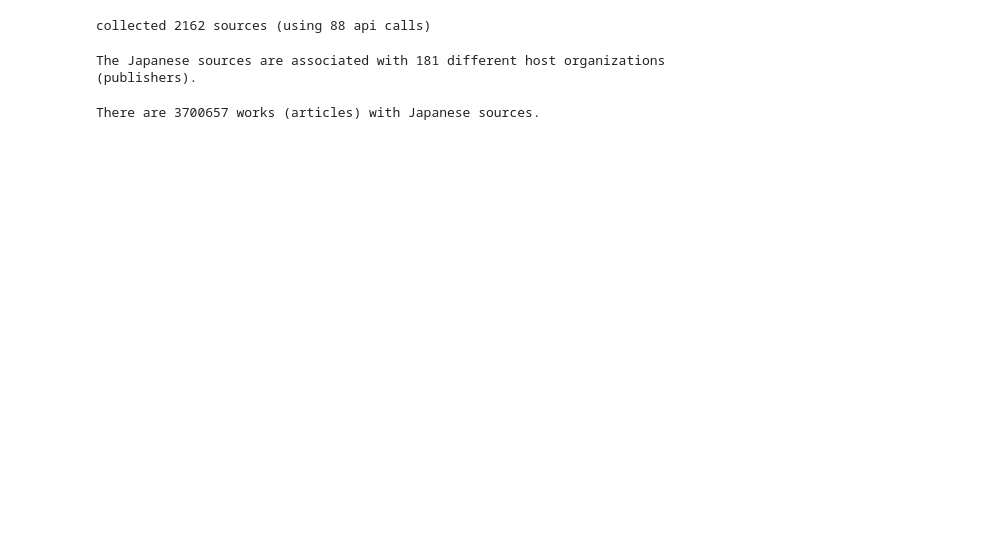
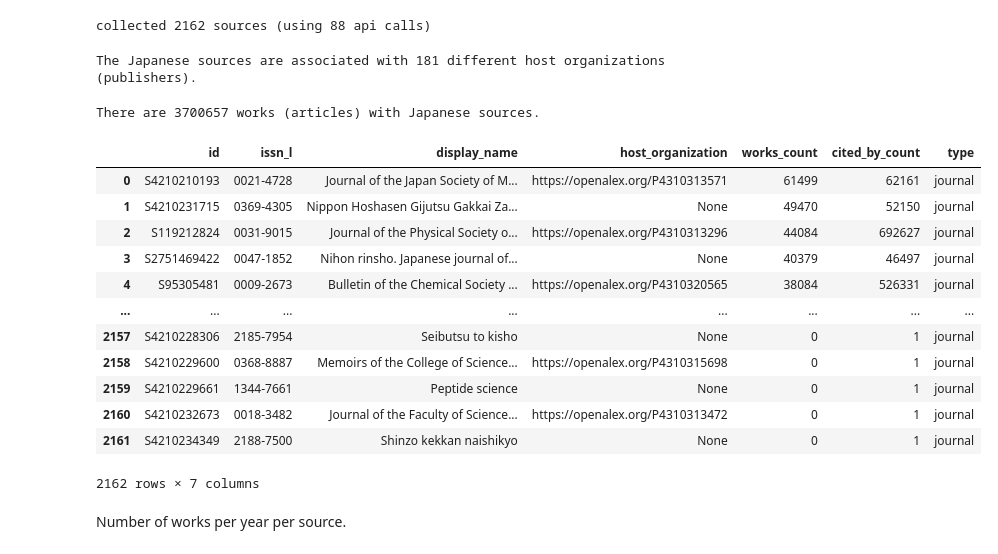
Before and after one commit to ourresearch/openalex-api-tutorials, a Jupyter notebook: notebooks/institutions/japanese.ipynb, the cells around one changed output. Cells and saved outputs as stored; diff of their text form; code cells hidden in the pictures; blank space fills up the shorter version.

```diff
--- a/notebooks/institutions/japanese.ipynb
+++ b/notebooks/institutions/japanese.ipynb
@@ -82,0 +117,18 @@ There are 3700657 works (articles) with Japanese sources.
+# %%
+df
+# %% [output]
+|  | id | issn_l | display_name | host_organization | works_count | cited_by_count | type |
+| 0 | S4210210193 | 0021-4728 | Journal of the Japan Society of M... | https://openalex.org/P4310313571 | 61499 | 62161 | journal |
+| 1 | S4210231715 | 0369-4305 | Nippon Hoshasen Gijutsu Gakkai Za... | None | 49470 | 52150 | journal |
+| 2 | S119212824 | 0031-9015 | Journal of the Physical Society o... | https://openalex.org/P4310313296 | 44084 | 692627 | journal |
+| 3 | S2751469422 | 0047-1852 | Nihon rinsho. Japanese journal of... | None | 40379 | 46497 | journal |
+| 4 | S95305481 | 0009-2673 | Bulletin of the Chemical Society ... | https://openalex.org/P4310320565 | 38084 | 526331 | journal |
+| ... | ... | ... | ... | ... | ... | ... | ... |
+| 2157 | S4210228306 | 2185-7954 | Seibutsu to kisho | None | 0 | 1 | journal |
+| 2158 | S4210229600 | 0368-8887 | Memoirs of the College of Science... | https://openalex.org/P4310315698 | 0 | 1 | journal |
+| 2159 | S4210229661 | 1344-7661 | Peptide science | None | 0 | 1 | journal |
+| 2160 | S4210232673 | 0018-3482 | Journal of the Faculty of Science... | https://openalex.org/P4310313472 | 0 | 1 | journal |
+| 2161 | S4210234349 | 2188-7500 | Shinzo kekkan naishikyo | None | 0 | 1 | journal |
+2162 rows × 7 columns
+# %% [markdown]
+Number of works per year per source.
```
Also changed, not shown: parts of 21 cells of this notebook, 1 other file.
